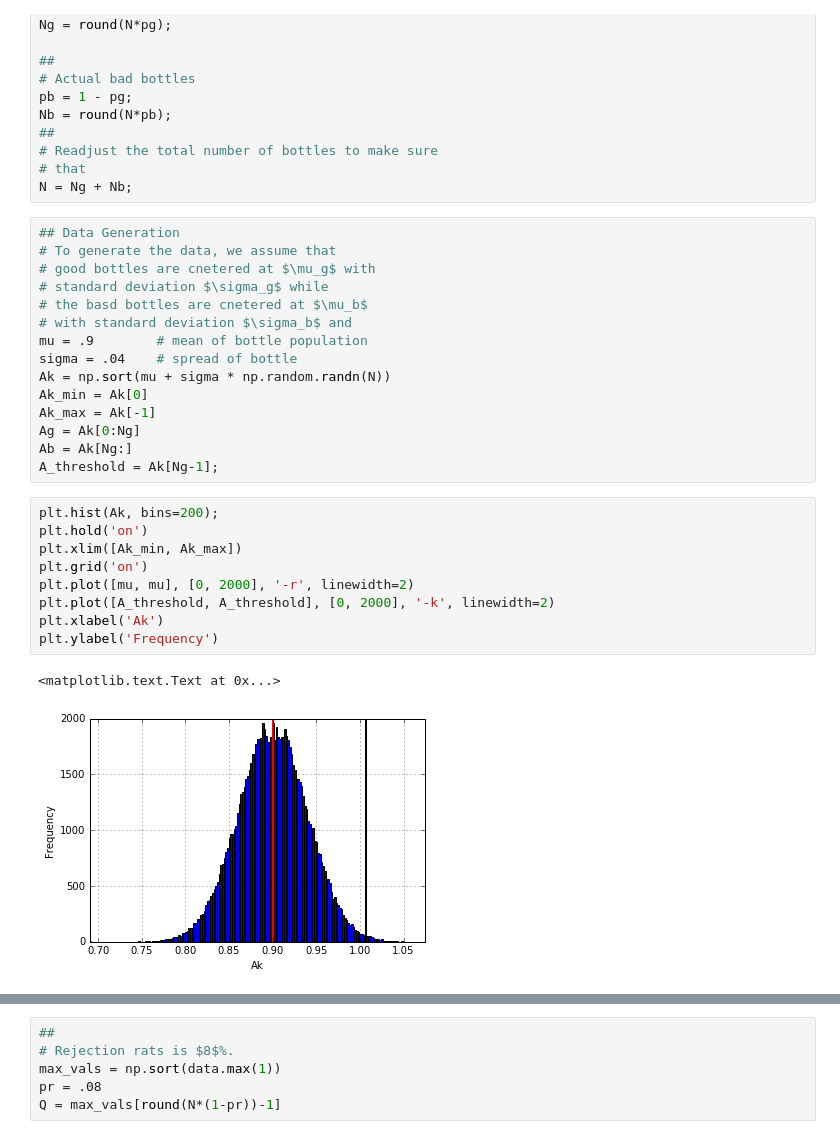
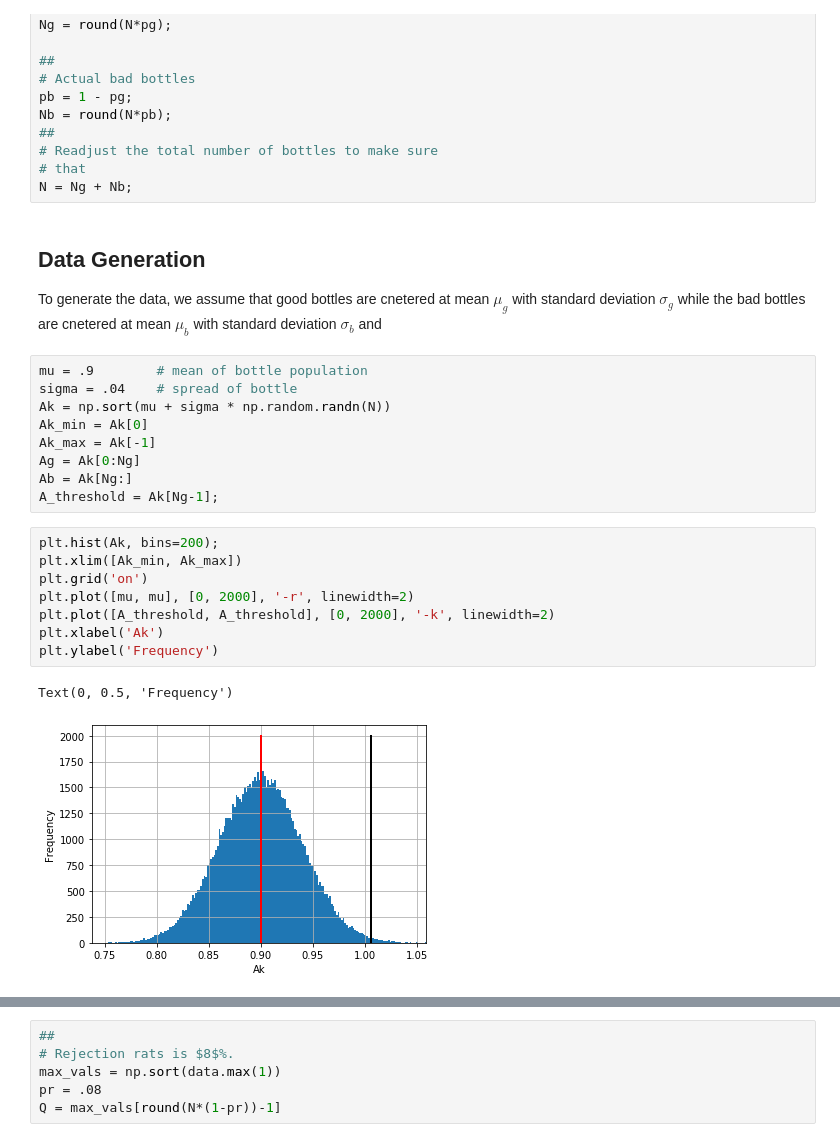
Before and after one commit to mhsnjvd/bottles, a Jupyter notebook: bottles.ipynb, the cells around one changed output, grey strips where cells are left out. Drawn from its saved outputs; the diff is of its cells as text.

```diff
--- a/bottles.ipynb
+++ b/bottles.ipynb
@@ -110,13 +119,14 @@ Nb = round(N*pb);
 # Readjust the total number of bottles to make sure
 # that
 N = Ng + Nb;
+# %% [markdown]
+## Data Generation
+To generate the data, we assume that
+good bottles are cnetered at mean $\mu_g$ with
+standard deviation $\sigma_g$ while
+the bad bottles are cnetered at mean $\mu_b$
+with standard deviation $\sigma_b$ and
 # %%
-## Data Generation
-# To generate the data, we assume that
-# good bottles are cnetered at $\mu_g$ with
-# standard deviation $\sigma_g$ while
-# the basd bottles are cnetered at $\mu_b$
-# with standard deviation $\sigma_b$ and
 mu = .9        # mean of bottle population
 sigma = .04    # spread of bottle
 Ak = np.sort(mu + sigma * np.random.randn(N))
@@ -127,16 +137,15 @@ Ab = Ak[Ng:]
 A_threshold = Ak[Ng-1];
 # %%
 plt.hist(Ak, bins=200);
-plt.hold('on')
 plt.xlim([Ak_min, Ak_max])
 plt.grid('on')
 plt.plot([mu, mu], [0, 2000], '-r', linewidth=2)
 plt.plot([A_threshold, A_threshold], [0, 2000], '-k', linewidth=2)
 plt.xlabel('Ak')
 plt.ylabel('Frequency')
 # %% [output]
-<matplotlib.text.Text at 0x...>
+Text(0, 0.5, 'Frequency')
-[figure, old version]
+[figure, new version]
 # %%
 ##
 # Another plot of the values of $A_k$
```
Also changed, not shown: parts of 33 cells of this notebook.
